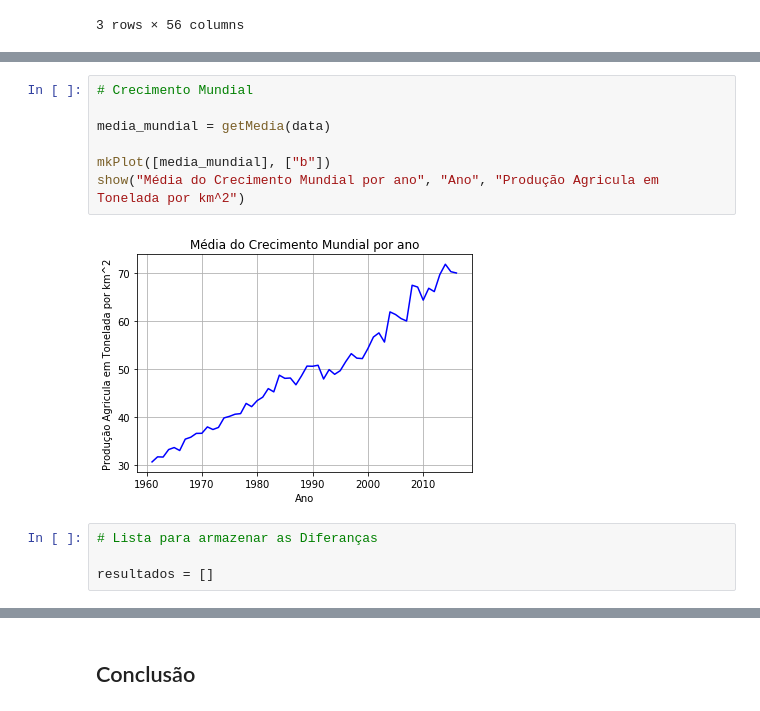
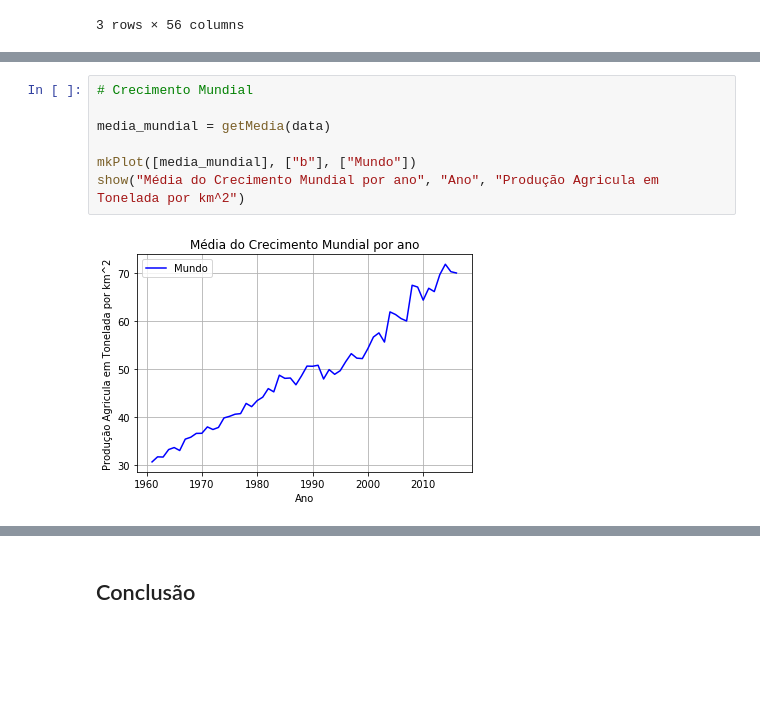
Before and after one commit to Peng1104/Ciencia-dos-Dados, a Jupyter notebook: Projeto1.ipynb, the cells around one changed output, grey strips where cells are left out. Saved outputs shown, nothing was run; the diff lists cells and outputs as text; blank space fills up the shorter version.

```diff
--- a/Projeto1.ipynb
+++ b/Projeto1.ipynb
@@ -161,13 +215,9 @@ def retas(lista, cores, start=1961, end=1961):
 # %%
 # Crecimento Mundial
 
 media_mundial = getMedia(data)
 
-mkPlot([media_mundial], ["b"])
+mkPlot([media_mundial], ["b"], ["Mundo"])
 show("Média do Crecimento Mundial por ano", "Ano", "Produção Agricula em Tonelada por km^2")
 # %% [output]
-[figure, old version]
+[figure, new version]
-# %%
-# Lista para armazenar as Diferanças
-
-resultados = []
```
Also changed, not shown: parts of 17 cells of this notebook.
